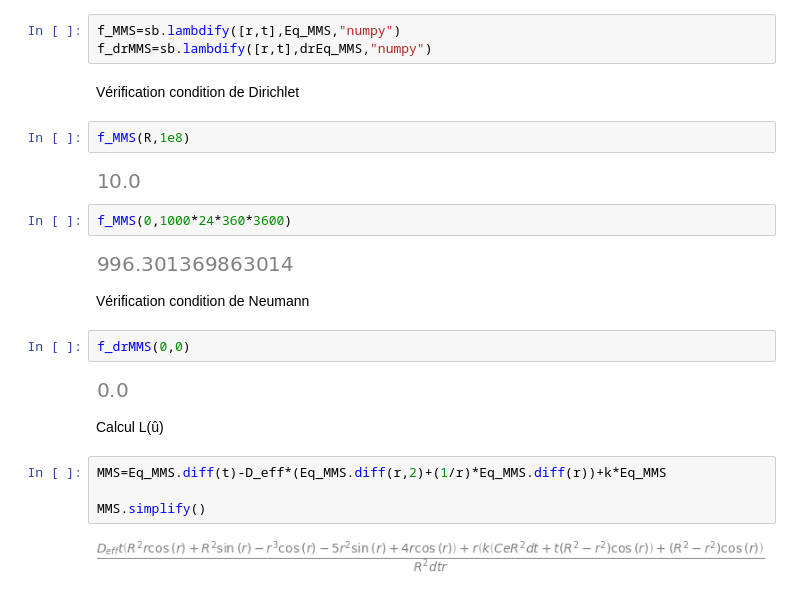
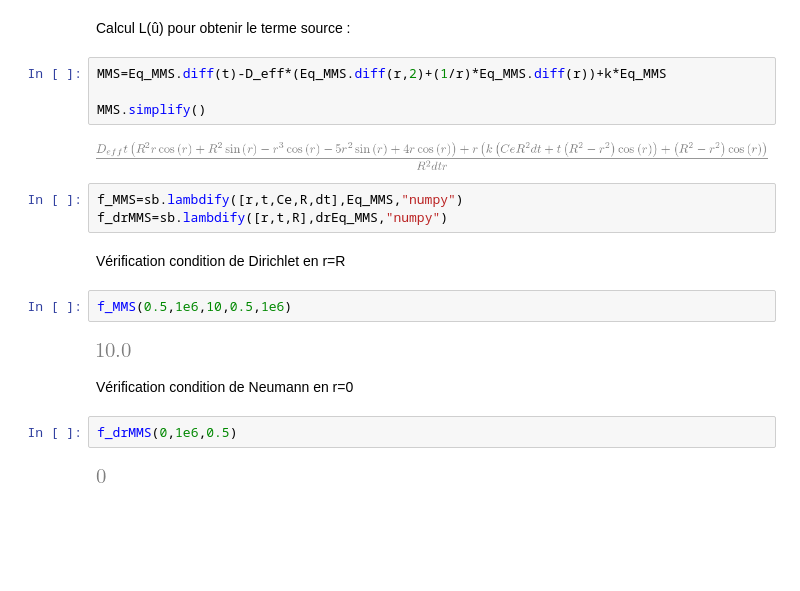
Before and after one commit to A-Sottas/MEC8211-Code-Verification, a Jupyter notebook: Calcul Symbolique MMS.ipynb, the cells around one changed output. Saved outputs shown, nothing was run; the diff lists cells and outputs as text; blank space fills up the shorter version.

```diff
--- a/Calcul Symbolique MMS.ipynb
+++ b/Calcul Symbolique MMS.ipynb
@@ -20,27 +22,23 @@ drEq_MMS
+# %% [markdown]
+Calcul L(û) pour obtenir le terme source :
+# %%
+MMS=Eq_MMS.diff(t)-D_eff*(Eq_MMS.diff(r,2)+(1/r)*Eq_MMS.diff(r))+k*Eq_MMS
+
+MMS.simplify()
+# %% [output]
+[figure, added]
 # %%
-f_MMS=sb.lambdify([r,t],Eq_MMS,"numpy")
-f_drMMS=sb.lambdify([r,t],drEq_MMS,"numpy")
+f_MMS=sb.lambdify([r,t,Ce,R,dt],Eq_MMS,"numpy")
+f_drMMS=sb.lambdify([r,t,R],drEq_MMS,"numpy")
 # %% [markdown]
-Vérification condition de Dirichlet
+Vérification condition de Dirichlet en r=R
 # %%
-f_MMS(R,1e8)
+f_MMS(0.5,1e6,10,0.5,1e6)
 # %% [output]
-[figure, old version]
+[figure, new version]
-# %%
-f_MMS(0,1000*24*360*3600)
-# %% [output]
-[figure, removed]
 # %% [markdown]
-Vérification condition de Neumann
+Vérification condition de Neumann en r=0
 # %%
-f_drMMS(0,0)
+f_drMMS(0,1e6,0.5)
 # %% [output]
-[figure, old version]
+[figure, new version]
-# %% [markdown]
-Calcul L(û)
-# %%
-MMS=Eq_MMS.diff(t)-D_eff*(Eq_MMS.diff(r,2)+(1/r)*Eq_MMS.diff(r))+k*Eq_MMS
-
-MMS.simplify()
-# %% [output]
-[figure, removed]
```
Also changed, not shown: parts of 5 cells of this notebook, 1 other file.
